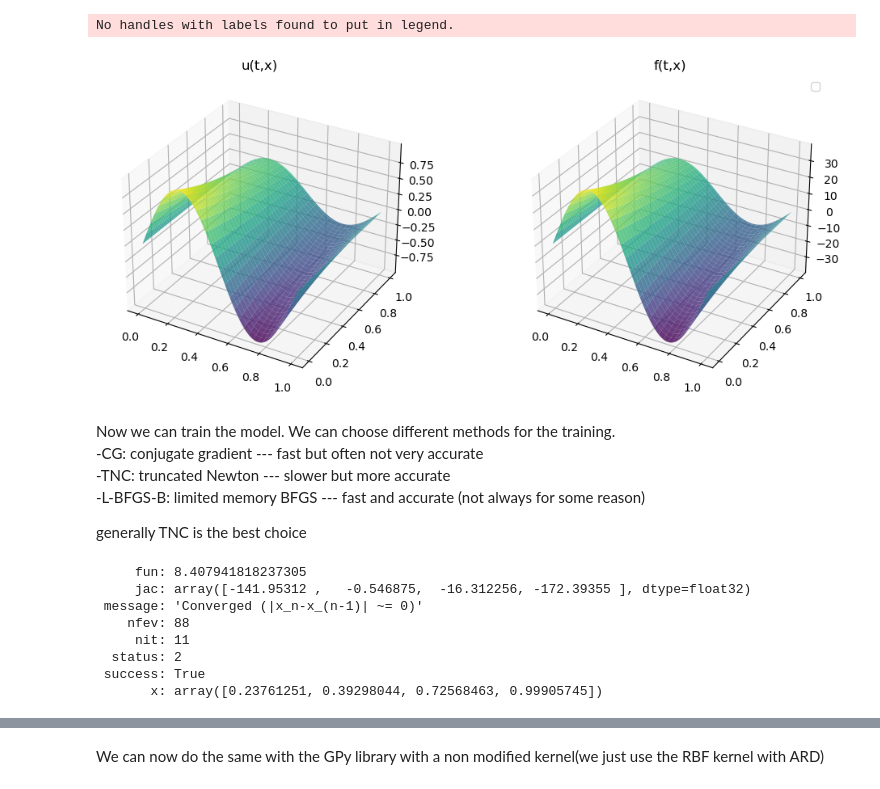
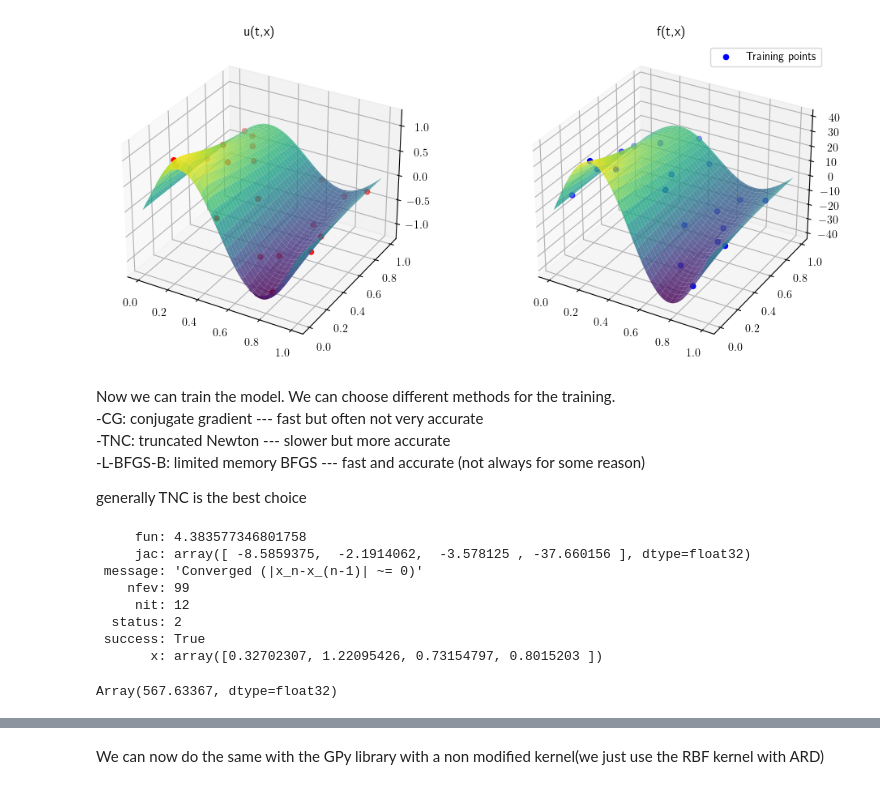
Before and after one commit to TobiLeitgeb/Code_bac, a Jupyter notebook: final_examples/heat_equation/heat_equation.ipynb, the cells around one changed output, grey strips where cells are left out. Cells and saved outputs as stored; diff of their text form; code cells hidden in the pictures.

```diff
--- a/final_examples/heat_equation/heat_equation.ipynb
+++ b/final_examples/heat_equation/heat_equation.ipynb
@@ -9,22 +9,21 @@ import jax
 # %%
 # first we put the kernel parts into a list
 kernel_list = [gram_Matrix_jax, k_uu_jax, k_uf_jax, k_fu_jax, k_ff_jax]
 #then we define the parameters for the kernel
 hyperparameters = ["l_x", "sigma_f","l_t", "alpha"]
 #now we can define our model. The model needs the kernel list and the hyperparameters, aswell as the timedependence
 model_heat_equation = PhysicsInformedGP_regressor(kernel_list,timedependence=True, params=hyperparameters,Dimensions=2)
 model_heat_equation.set_name_kernel("Wave_equation")
 #now we create the training data and a validation set
 n_training_points = 20
 noise = [1e-8,1e-8]
-model_heat_equation.set_training_data("heat_data_paper.csv",n_training_points, noise)
+model_heat_equation.set_training_data("heat_data_paper.csv",n_training_points, noise,[5,12])
 
 n_validation_points = 1000  #for calculating the MSE
 model_heat_equation.set_validation_data(n_validation_points)
-model_heat_equation.plot_raw_data()
+model_heat_equation.plot_raw_data(True,False)
 # %% [output]
-No handles with labels found to put in legend.
-[figure, old version]
+[figure, new version]
 # %% [markdown]
 Now we can train the model. We can choose different methods for the training.
   -CG: conjugate gradient --- fast but often not very accurate
@@ -34,6 +33,7 @@ Now we can train the model. We can choose different methods for the training.
 generally TNC is the best choice
 # %%
 #for the training we first need to define the initial parameters for the restarts
+model_heat_equation.jitter = 1e-6
 def get_initial_values():
     """returns the initial values for the hyperparameters
     for the length scales we initialize them randomly as log(l) ~ U(-1.3,1)
@@ -46,17 +46,21 @@ def get_initial_values():
     theta_initial[3] = rng.uniform(0, 3, 1)               #c
     return theta_initial
 
-n_restarts = 40; n_threads = 10
+n_restarts = 100; n_threads = -1
 opt_params_dict = {'theta_initial': get_initial_values,   #needed for all optimization methods
                     'bounds': ((1e-2, None), (1e-5, None), (1e-3, None),(1e-2, None)), #needed for TNC and L-BFGS-B
-                    'gtol': 1e-7}
+                    'gtol': 1e-6}
 model_heat_equation.train("TNC",n_restarts, n_threads,opt_params_dict)
 # %% [output]
-     fun: 8.407941818237305
-     jac: array([-141.95312 ,   -0.546875,  -16.312256, -172.39355 ], dtype=float32)
+     fun: 4.383577346801758
+     jac: array([ -8.5859375,  -2.1914062,  -3.578125 , -37.660156 ], dtype=float32)
  message: 'Converged (|x_n-x_(n-1)| ~= 0)'
-    nfev: 88
-     nit: 11
+    nfev: 99
+     nit: 12
   status: 2
  success: True
-       x: array([0.23761251, 0.39298044, 0.72568463, 0.99905745])
+       x: array([0.32702307, 1.22095426, 0.73154797, 0.8015203 ])
+# %%
+model_heat_equation.log_marginal_likelohood([0.18805983, 2.9, 0.73973298, 0.69992222])
+# %% [output]
+Array(567.63367, dtype=float32)
```
Also changed, not shown: parts of 9 cells of this notebook, 14 other files.
